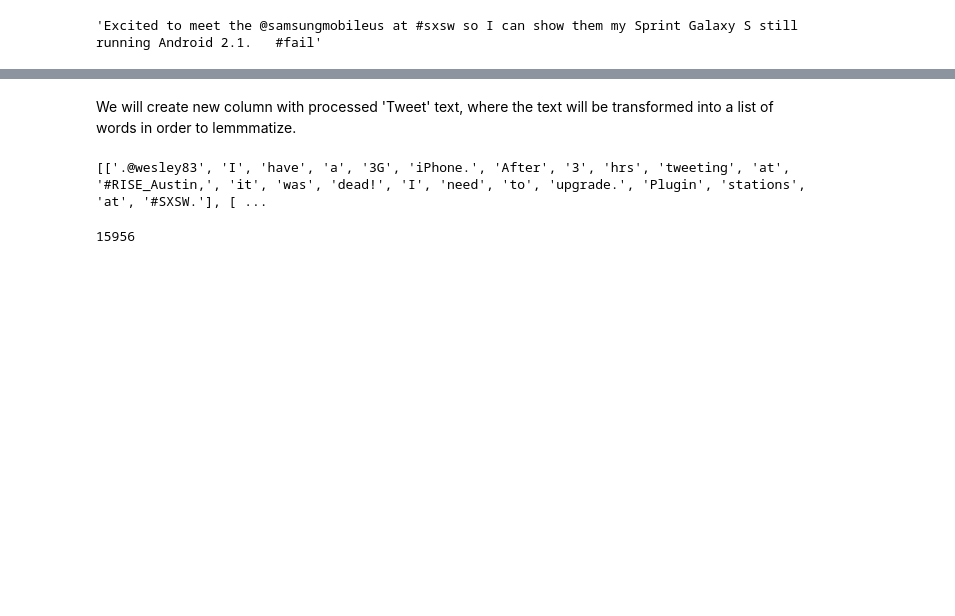
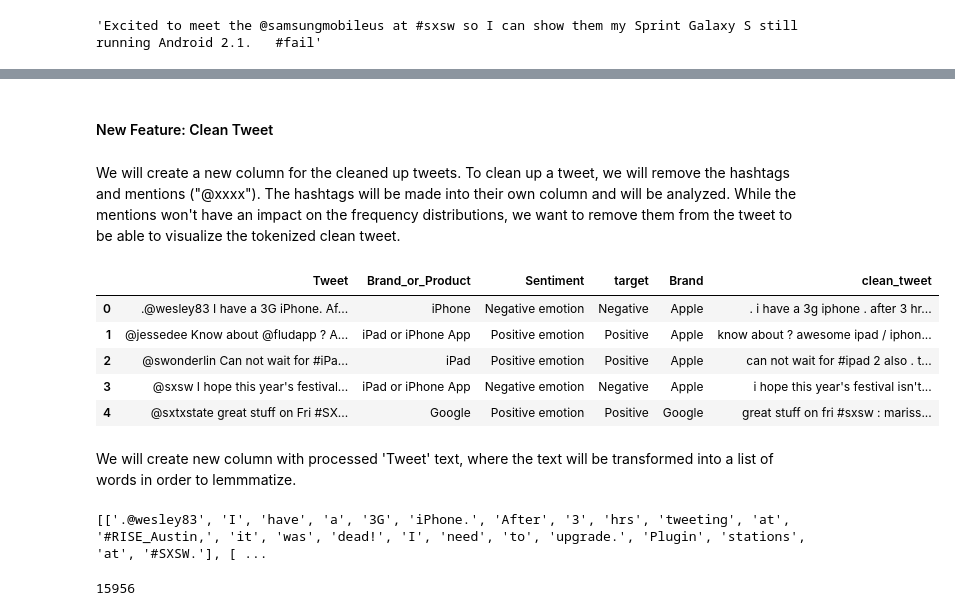
Before and after one commit to brdeleon/twitter_sentiment_analysis_nlp, a Jupyter notebook: Tweet_Sentiment_Analysis.ipynb, the cells around one changed output, grey strips where cells are left out. Drawn from its saved outputs; the diff is of its cells as text; code cells hidden in the pictures; blank space fills up the shorter version.

Commit message:
created function for cleaning tweets

```diff
--- a/Tweet_Sentiment_Analysis.ipynb
+++ b/Tweet_Sentiment_Analysis.ipynb
@@ -398,0 +401,4 @@ df.Tweet[10]
+# %% [markdown]
+#### New Feature: Clean Tweet
+# %% [markdown]
+We will create a new column for the cleaned up tweets. To clean up a tweet, we will remove the hashtags and mentions ("@xxxx"). The hashtags will be made into their own column and will be analyzed. While the mentions won't have an impact on the frequency distributions, we want to remove them from the tweet to be able to visualize the tokenized clean tweet.
@@ -398,0 +407,32 @@ df.Tweet[10]
+# %%
+# function to preprocess tweets
+def clean_mentions(tweet):
+    # pattern to remove mentions
+    mention_pattern = '([@][\w_-]+)'
+
+    # remove  mentions
+    tweet_clean = re.sub(mention_pattern, '', tweet)
+
+    # lower case
+    tweet_clean = tweet_clean.lower()
+
+    # tokenize tweet
+    tokenizer = TweetTokenizer()
+    tweet_clean = tokenizer.tokenize(tweet_clean)
+
+    # join tweet back together
+    tweet_clean = ' '.join(tweet_clean)
+
+    return tweet_clean
+# %%
+# create new column clean_tweet
+df['clean_tweet'] = df['Tweet'].map(clean_mentions)
+# %%
+df.head()
+# %% [output]
+|  | Tweet | Brand_or_Product | Sentiment | target | Brand | clean_tweet |
+| 0 | .@wesley83 I have a 3G iPhone. Af... | iPhone | Negative emotion | Negative | Apple | . i have a 3g iphone . after 3 hr... |
+| 1 | @jessedee Know about @fludapp ? A... | iPad or iPhone App | Positive emotion | Positive | Apple | know about ? awesome ipad / iphon... |
+| 2 | @swonderlin Can not wait for #iPa... | iPad | Positive emotion | Positive | Apple | can not wait for #ipad 2 also . t... |
+| 3 | @sxsw I hope this year's festival... | iPad or iPhone App | Negative emotion | Negative | Apple | i hope this year's festival isn't... |
+| 4 | @sxtxstate great stuff on Fri #SX... | Google | Positive emotion | Positive | Google | great stuff on fri #sxsw : mariss... |
```
Also changed, not shown: parts of 11 cells of this notebook.
